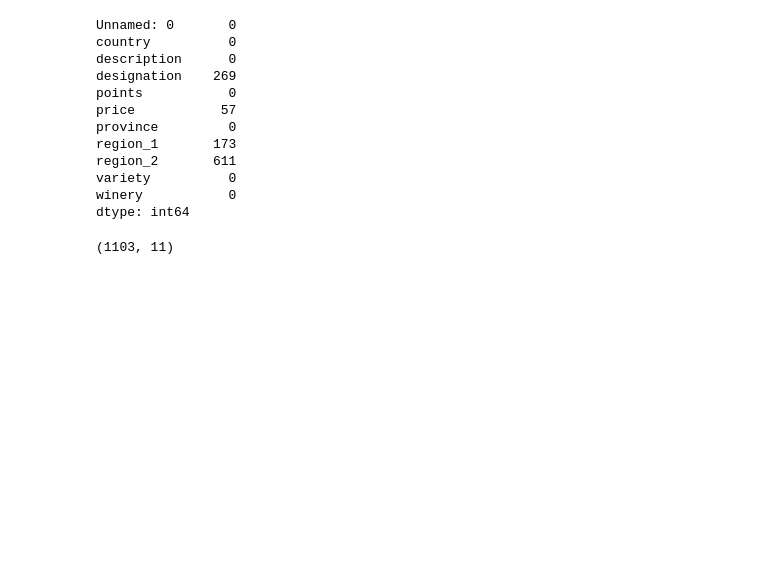
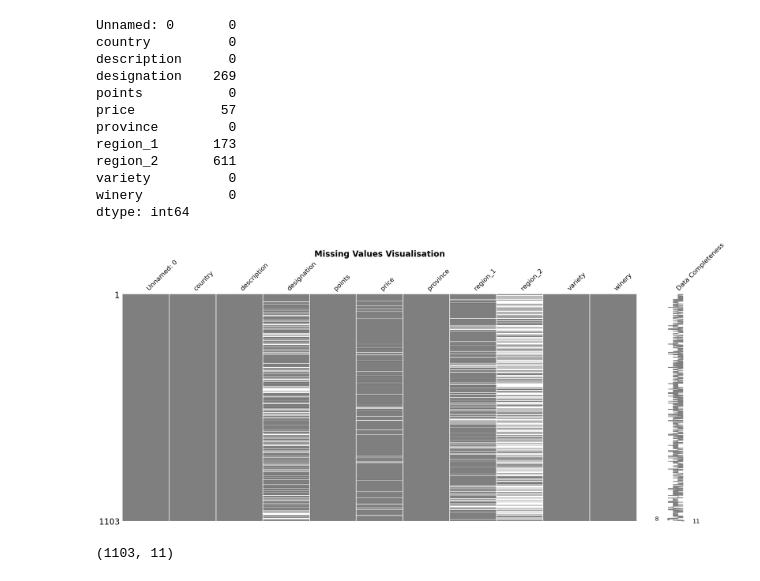
Before and after one commit to harryworlds/Data_visulisation, a Jupyter notebook: Data_visualisation_4.ipynb, the cells around one changed output. Drawn from its saved outputs; the diff is of its cells as text; code cells hidden in the pictures; blank space fills up the shorter version.

```diff
--- a/Data_visualisation_4.ipynb
+++ b/Data_visualisation_4.ipynb
@@ -60,6 +74,17 @@ region_2       611
 variety          0
 winery           0
 dtype: int64
+# %%
+# Use the msno.matrix function from the missingno library to create a visual representation of missing values in the DataFrame
+msno.matrix(df, color=(0.5, 0.5, 0.5), labels=True)
+
+# Set the title of the plot with a custom font size and font weight
+plt.title('Missing Values Visualisation', fontsize=20, fontweight='bold')
+
+# Display the plot
+plt.show()
+# %% [output]
+[figure, added]
 # %%
 #Checking rows and columns
 df.shape
```
Also changed, not shown: parts of 12 cells of this notebook.
